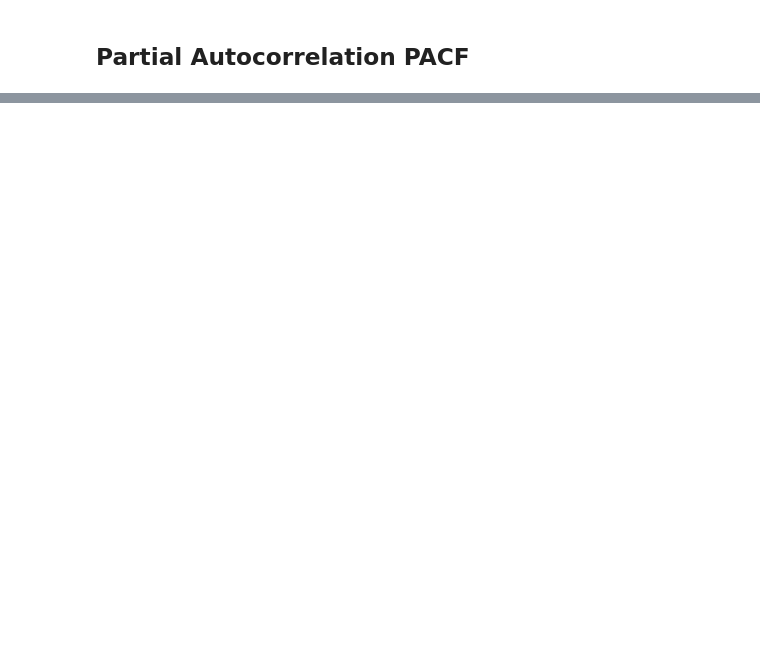
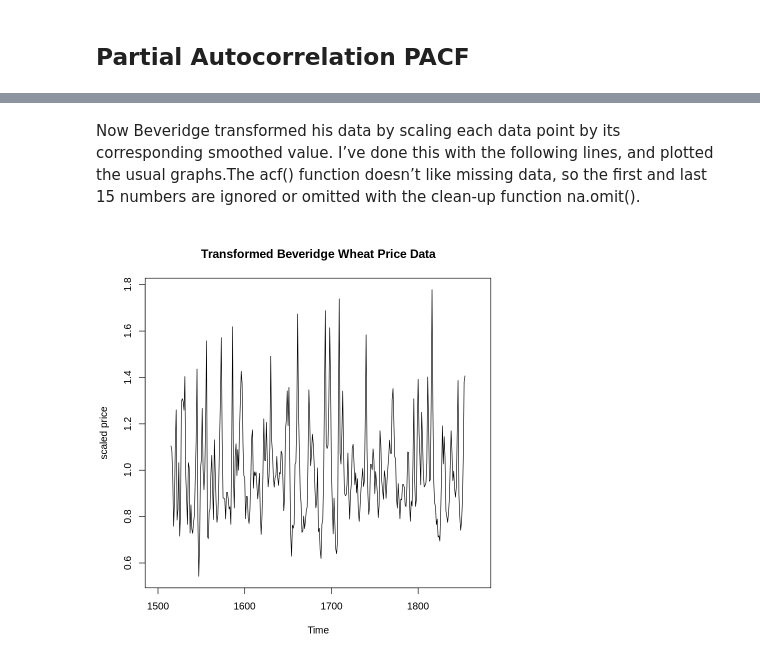
Before and after one commit to waelrash1/time_series_forecasting_dt302-2, a Jupyter notebook: ACF_and_PACF.ipynb, the cells around one changed output, grey strips where cells are left out. Saved outputs shown, nothing was run; the diff lists cells and outputs as text; code cells hidden in the pictures; blank space fills up the shorter version.

```diff
--- a/ACF_and_PACF.ipynb
+++ b/ACF_and_PACF.ipynb
@@ -73,0 +129,9 @@ acf(data.ts, type='partial', main="AR of order 2")
+# %% [markdown]
+Now Beveridge transformed his data by scaling each data point by its corresponding smoothed value. I’ve done this with the following lines, and plotted the usual graphs.The acf() function doesn’t like missing data, so the first and last 15 numbers are ignored or omitted with the clean-up function na.omit().
+# %%
+# par(mfrow=c(3,1))
+Y = beveridge.ts/beveridge.MA
+#Y=diff(log(beveridge.ts))
+plot( Y, ylab="scaled price", main="Transformed Beveridge Wheat Price Data")
+# %% [output]
+[figure, added]
```
Also changed, not shown: parts of 22 cells of this notebook.
